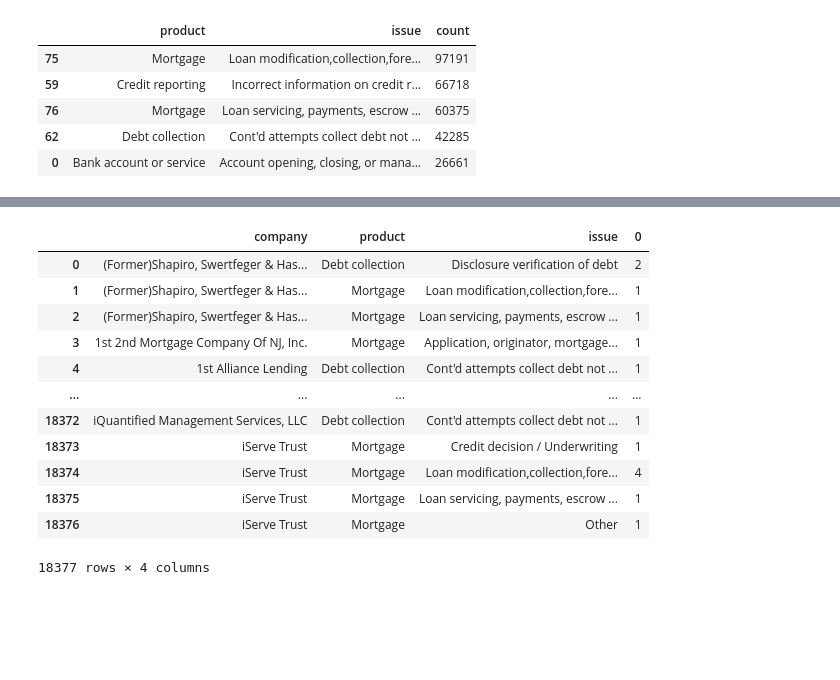
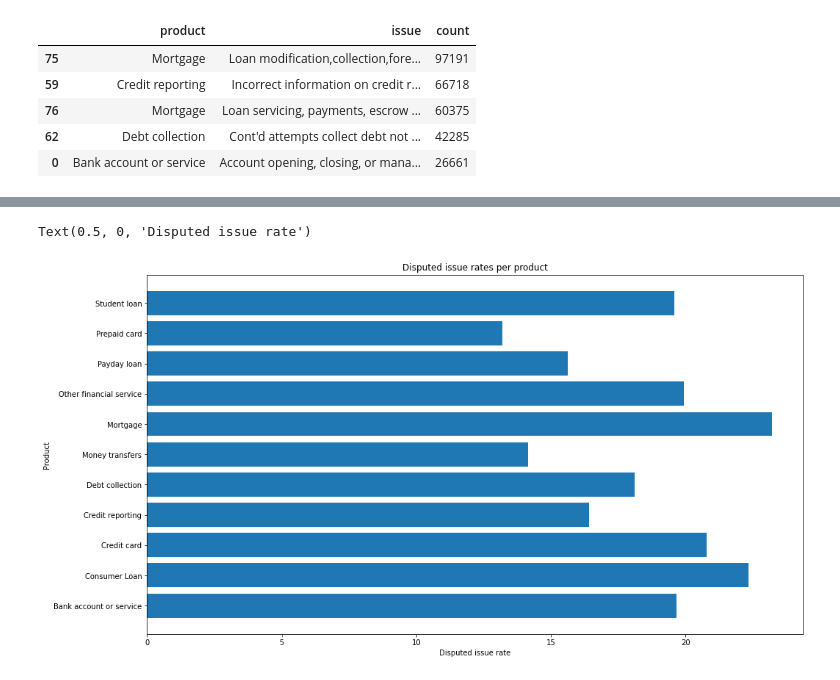
Before and after one commit to quantillinois/data-oa, a Jupyter notebook: consumer_analysis.ipynb, the cells around one changed output, grey strips where cells are left out. Cells and saved outputs as stored; diff of their text form; code cells hidden in the pictures; blank space fills up the shorter version.

```diff
--- a/consumer_analysis.ipynb
+++ b/consumer_analysis.ipynb
@@ -173,18 +207,0 @@ Text(0, 0.5, 'Product')
-# %%
-#Banks' products with highest issues
-bank_prod_count = df.groupby(['company', 'product', 'issue']).size().reset_index()
-bank_prod_count
-# %% [output]
-|  | company | product | issue | 0 |
-| 0 | (Former)Shapiro, Swertfeger & Has... | Debt collection | Disclosure verification of debt | 2 |
-| 1 | (Former)Shapiro, Swertfeger & Has... | Mortgage | Loan modification,collection,fore... | 1 |
-| 2 | (Former)Shapiro, Swertfeger & Has... | Mortgage | Loan servicing, payments, escrow ... | 1 |
-| 3 | 1st 2nd Mortgage Company Of NJ, Inc. | Mortgage | Application, originator, mortgage... | 1 |
-| 4 | 1st Alliance Lending | Debt collection | Cont'd attempts collect debt not ... | 1 |
-| ... | ... | ... | ... | ... |
-| 18372 | iQuantified Management Services, LLC | Debt collection | Cont'd attempts collect debt not ... | 1 |
-| 18373 | iServe Trust | Mortgage | Credit decision / Underwriting | 1 |
-| 18374 | iServe Trust | Mortgage | Loan modification,collection,fore... | 4 |
-| 18375 | iServe Trust | Mortgage | Loan servicing, payments, escrow ... | 1 |
-| 18376 | iServe Trust | Mortgage | Other | 1 |
-18377 rows × 4 columns
@@ -194,0 +208,10 @@ bank_prod_count
+# %%
+fig4, ax4 = plt.subplots(figsize=(16, 9))
+ax4.barh(disp_prod['product'], disp_prod['dispute_rate'])
+
+ax4.set_title("Disputed issue rates per product")
+ax4.set_ylabel('Product')
+ax4.set_xlabel('Disputed issue rate')
+# %% [output]
+Text(0.5, 0, 'Disputed issue rate')
+[figure, added]
```
Also changed, not shown: parts of 28 cells of this notebook.
